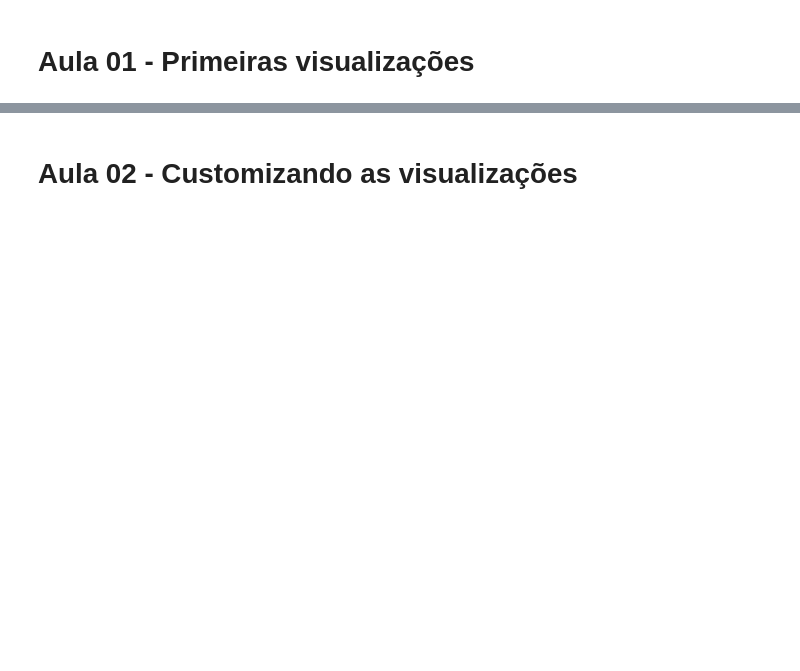
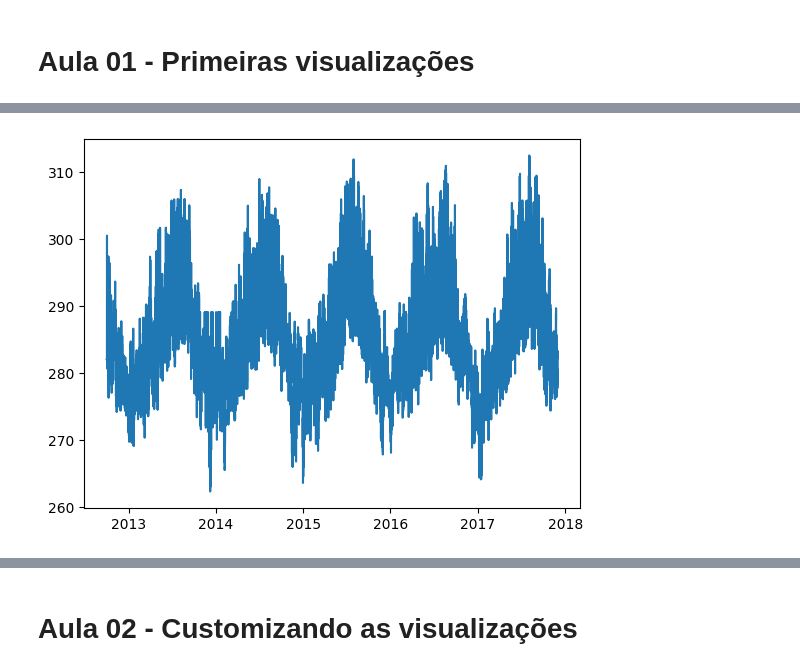
Before and after one commit to alyssonhyago/Cursos_Alura, a Jupyter notebook: Data_Science/Data Visualization_Matplotlib/main.ipynb, the cells around one changed output, grey strips where cells are left out. Saved outputs shown, nothing was run; the diff lists cells and outputs as text; code cells hidden in the pictures; blank space fills up the shorter version.

```diff
--- a/Data_Science/Data Visualization_Matplotlib/main.ipynb
+++ b/Data_Science/Data Visualization_Matplotlib/main.ipynb
@@ -2,0 +5,2 @@
+# %%
+df = pd.read_csv('dados/monitoramento_tempo.csv')
@@ -2,0 +33,2 @@
+# %%
+df['data'] = pd.to_datetime(df['data'])
@@ -2,0 +37,4 @@
+# %%
+plt.plot(df['data'], df['temperatura']);
+# %% [output]
+[figure, added]
```
Also changed, not shown: parts of 21 cells of this notebook.
